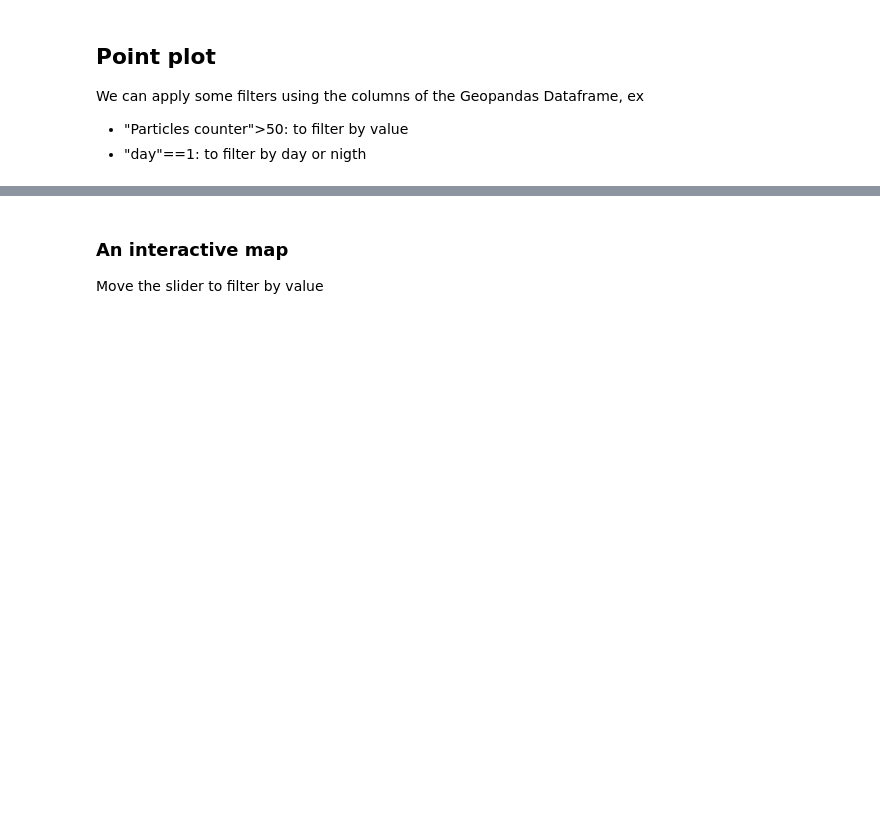
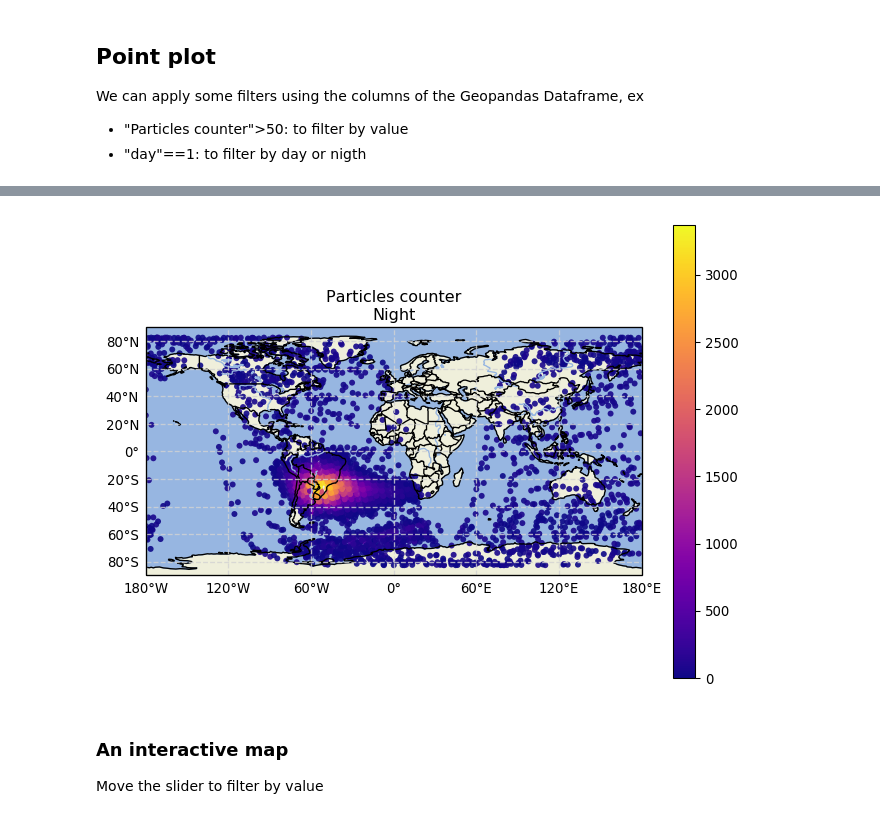
Before and after one commit to spel-uchile/langmuir_parser, a Jupyter notebook: notebooks/langmuir-2.ipynb, the cells around one changed output, grey strips where cells are left out. Cells and saved outputs as stored; diff of their text form; code cells hidden in the pictures; blank space fills up the shorter version.

```diff
--- a/notebooks/langmuir-2.ipynb
+++ b/notebooks/langmuir-2.ipynb
@@ -163,11 +173,11 @@ gpointplot_map(gdf_f, title="Particles counter\nDay")
 # %%
 # Filter by value
 
-gdf_f = gdf[gdf["Particles counter"] > 0]
-gdf_f = gdf_f["2018-07-1":"2018-07-15"]
+gdf_f = gdf[gdf["Particles counter"] > 10]
+#gdf_f = gdf_f["2018-07-1":"2018-07-15"]
 # Filter by day or night using the "day" column (1=day, 0=nigth)
-#gdf_f = gdf_f[gdf_f["day"]==0]
+gdf_f = gdf_f[gdf_f["day"]==0]
 
 #gdf = gpd.GeoDataFrame(df_f, geometry='Coord')
-gpointplot_map(gdf_f, title="Particles counter\nNight")
+gpointplot_map(gdf_f, vmin=vmin, vmax=vmax, title="Particles counter\nNight")
 # %% [output]
@@ -176,3 +184,4 @@ gpointplot_map(gdf_f, title="Particles counter\nNight")
+[figure, added]
 # %% [markdown]
 ### An interactive map
 Move the slider to filter by value
```
Also changed, not shown: parts of 15 cells of this notebook.
